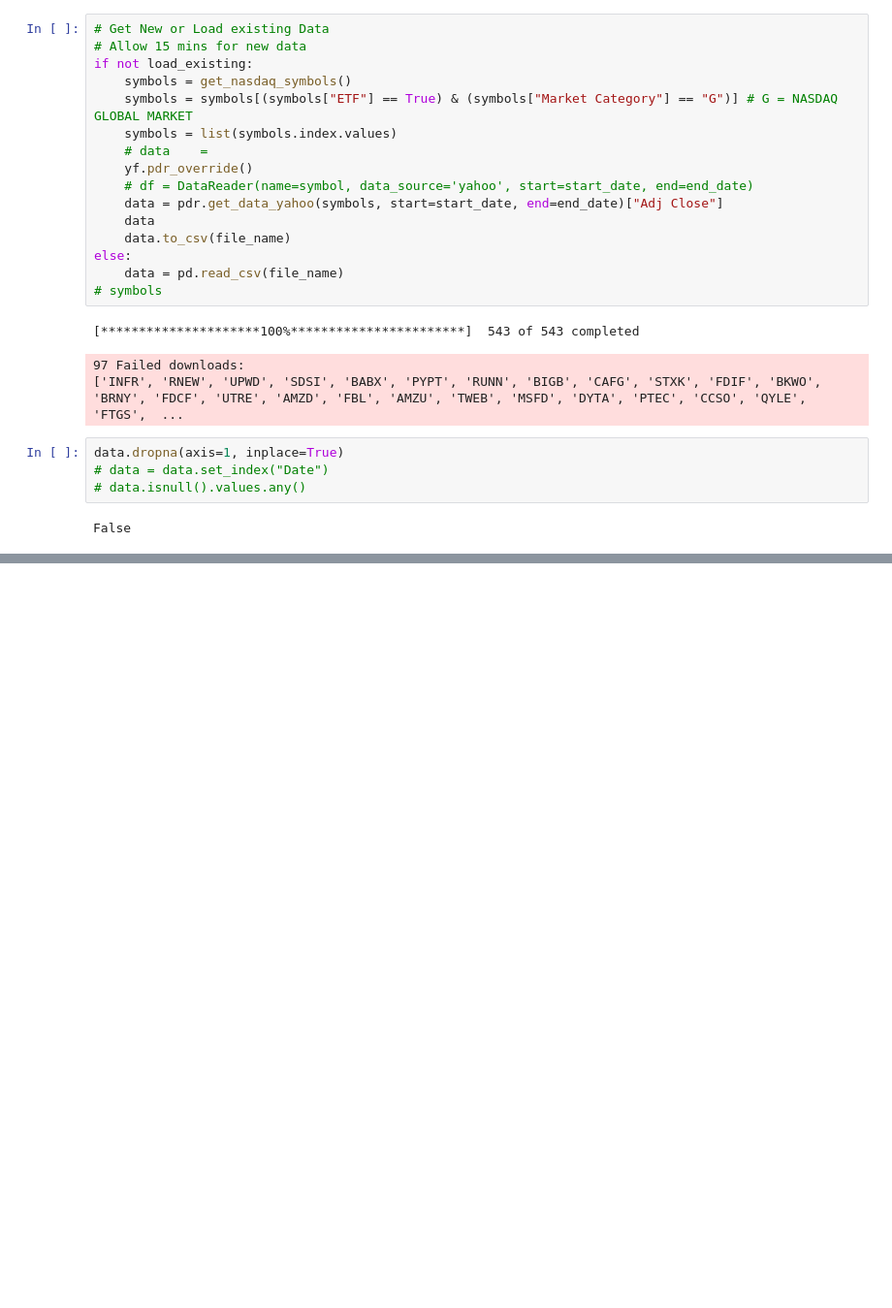
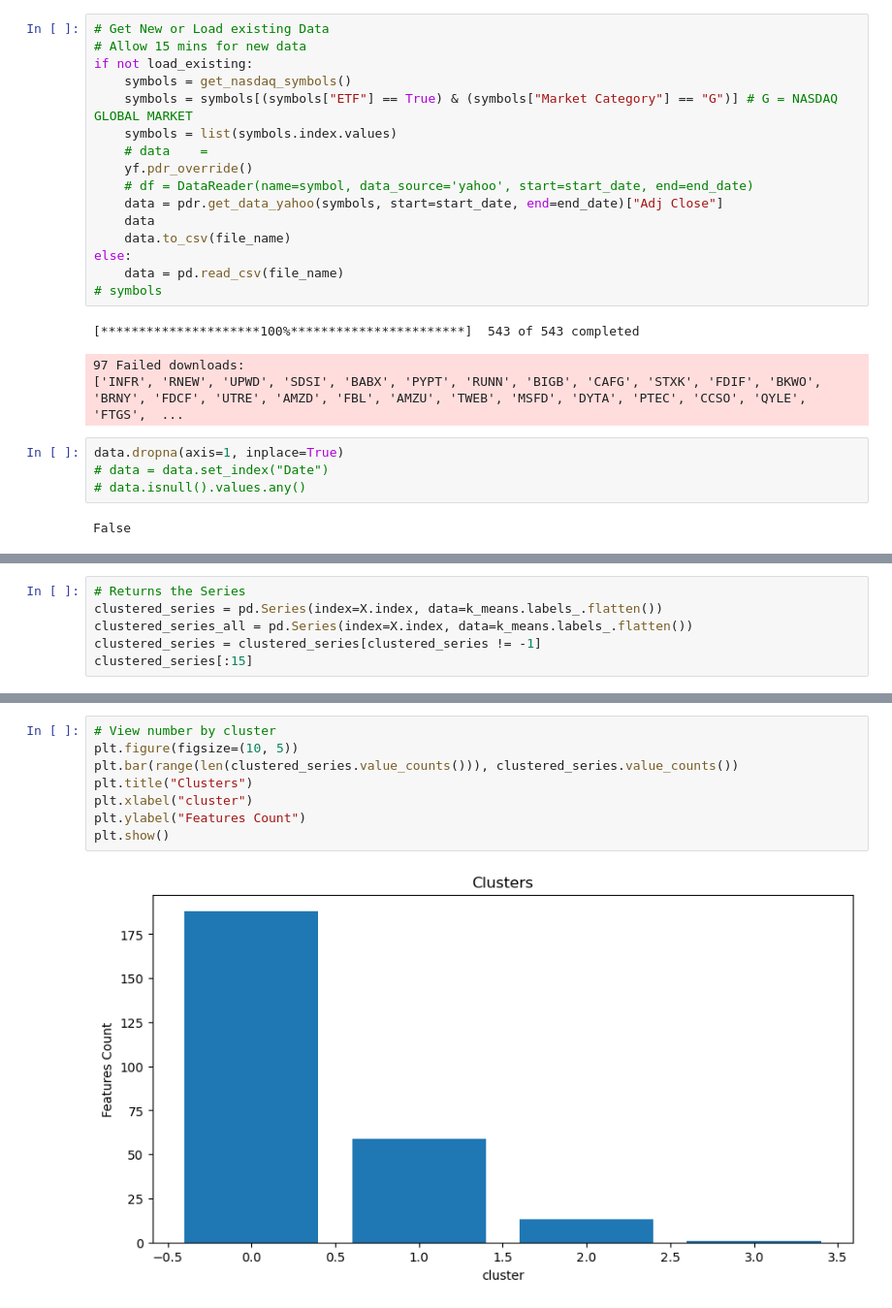
Before and after one commit to 2Rings/Quant_Strategies, a Jupyter notebook: MLTrading/UnsupervisedLearning/KMeansClustering.ipynb, the cells around one changed output, grey strips where cells are left out. Shown: that part at 97% size. Drawn from its saved outputs; the diff is of its cells as text; blank space fills up the shorter version.

```diff
--- a/MLTrading/UnsupervisedLearning/KMeansClustering.ipynb
+++ b/MLTrading/UnsupervisedLearning/KMeansClustering.ipynb
@@ -81,0 +129,6 @@ data
+# %%
+# Returns the Series
+clustered_series = pd.Series(index=X.index, data=k_means.labels_.flatten())
+clustered_series_all = pd.Series(index=X.index, data=k_means.labels_.flatten())
+clustered_series = clustered_series[clustered_series != -1]
+clustered_series[:15]
@@ -81,0 +152,10 @@ data
+# %%
+# View number by cluster
+plt.figure(figsize=(10, 5))
+plt.bar(range(len(clustered_series.value_counts())), clustered_series.value_counts())
+plt.title("Clusters")
+plt.xlabel("cluster")
+plt.ylabel("Features Count")
+plt.show()
+# %% [output]
+[figure, added]
```
Also changed, not shown: parts of 10 cells of this notebook.
